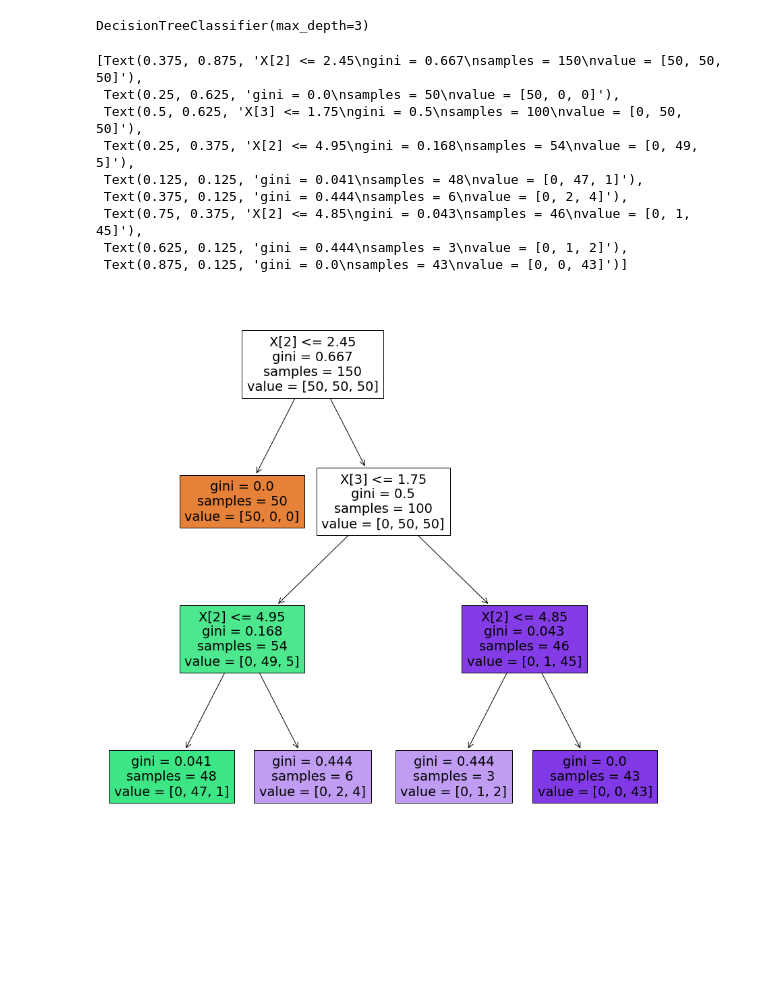
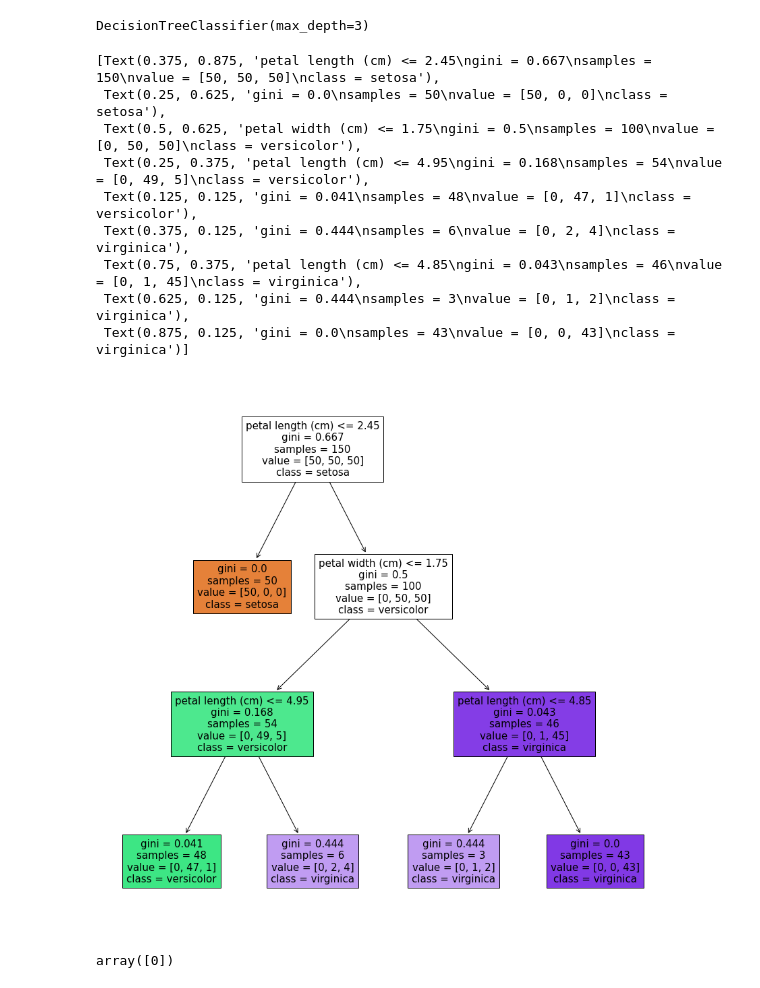
Before and after one commit to sneraikar/Linear-Regression_california-house-pricing, a Jupyter notebook: Decision__tree(Iris).ipynb, the cells around one changed output. Drawn from its saved outputs; the diff is of its cells as text; code cells hidden in the pictures; blank space fills up the shorter version.

```diff
--- a/Decision__tree(Iris).ipynb
+++ b/Decision__tree(Iris).ipynb
@@ -40,15 +40,20 @@ classifier_dtree.fit(iris.data,iris.target)
 DecisionTreeClassifier(max_depth=3)
 # %%
 plt.figure(figsize=(15,15))
-tree.plot_tree(classifier_dtree,filled=True,impurity=True)
+tree.plot_tree(classifier_dtree,filled=True,impurity=True,class_names=iris.target_names,feature_names=iris.feature_names)
 # %% [output]
-[Text(0.375, 0.875, 'X[2] <= 2.45\ngini = 0.667\nsamples = 150\nvalue = [50, 50, 50]'),
- Text(0.25, 0.625, 'gini = 0.0\nsamples = 50\nvalue = [50, 0, 0]'),
- Text(0.5, 0.625, 'X[3] <= 1.75\ngini = 0.5\nsamples = 100\nvalue = [0, 50, 50]'),
- Text(0.25, 0.375, 'X[2] <= 4.95\ngini = 0.168\nsamples = 54\nvalue = [0, 49, 5]'),
- Text(0.125, 0.125, 'gini = 0.041\nsamples = 48\nvalue = [0, 47, 1]'),
- Text(0.375, 0.125, 'gini = 0.444\nsamples = 6\nvalue = [0, 2, 4]'),
- Text(0.75, 0.375, 'X[2] <= 4.85\ngini = 0.043\nsamples = 46\nvalue = [0, 1, 45]'),
- Text(0.625, 0.125, 'gini = 0.444\nsamples = 3\nvalue = [0, 1, 2]'),
- Text(0.875, 0.125, 'gini = 0.0\nsamples = 43\nvalue = [0, 0, 43]')]
+[Text(0.375, 0.875, 'petal length (cm) <= 2.45\ngini = 0.667\nsamples = 150\nvalue = [50, 50, 50]\nclass = setosa'),
+ Text(0.25, 0.625, 'gini = 0.0\nsamples = 50\nvalue = [50, 0, 0]\nclass = setosa'),
+ Text(0.5, 0.625, 'petal width (cm) <= 1.75\ngini = 0.5\nsamples = 100\nvalue = [0, 50, 50]\nclass = versicolor'),
+ Text(0.25, 0.375, 'petal length (cm) <= 4.95\ngini = 0.168\nsamples = 54\nvalue = [0, 49, 5]\nclass = versicolor'),
+ Text(0.125, 0.125, 'gini = 0.041\nsamples = 48\nvalue = [0, 47, 1]\nclass = versicolor'),
+ Text(0.375, 0.125, 'gini = 0.444\nsamples = 6\nvalue = [0, 2, 4]\nclass = virginica'),
+ Text(0.75, 0.375, 'petal length (cm) <= 4.85\ngini = 0.043\nsamples = 46\nvalue = [0, 1, 45]\nclass = virginica'),
+ Text(0.625, 0.125, 'gini = 0.444\nsamples = 3\nvalue = [0, 1, 2]\nclass = virginica'),
+ Text(0.875, 0.125, 'gini = 0.0\nsamples = 43\nvalue = [0, 0, 43]\nclass = virginica')]
-[figure, old version]
+[figure, new version]
+# %%
+
+classifier_dtree.predict([[5,2.5,1,4]])
+# %% [output]
+array([0])
```
